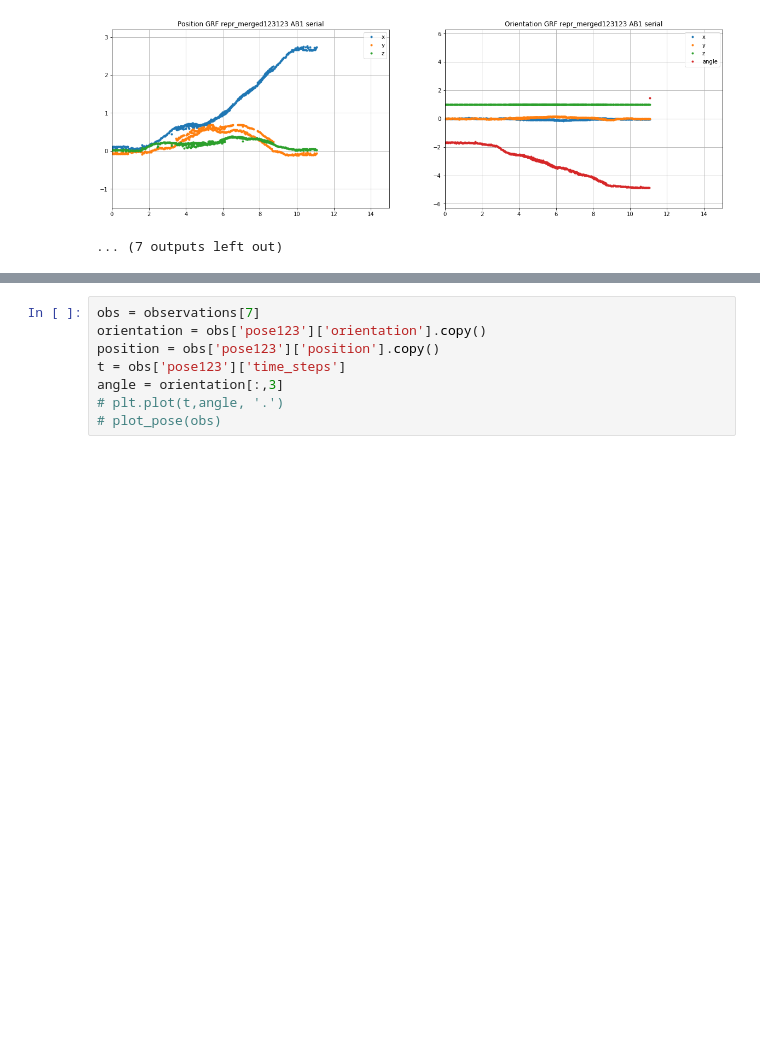
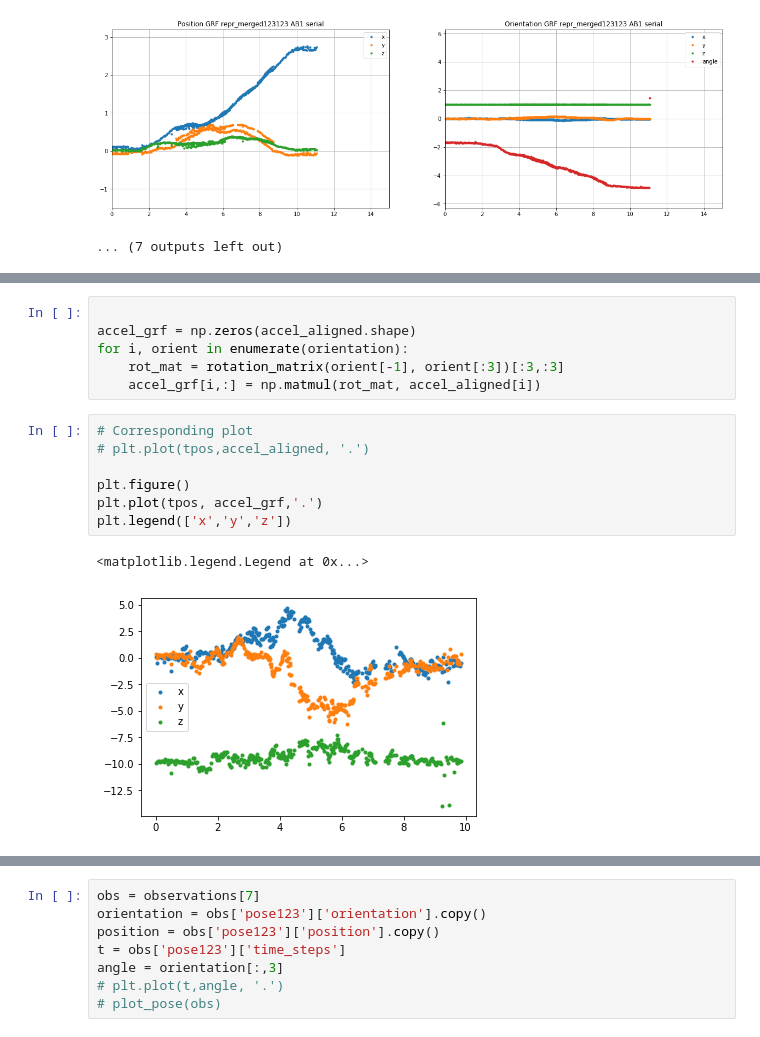
Before and after one commit to zhanibekrysbek/phhi_data_analysis, a Jupyter notebook: preprocessing/notebooks/cut_into_observations.ipynb, the cells around one changed output, grey strips where cells are left out. Drawn from its saved outputs; the diff is of its cells as text; blank space fills up the shorter version.

```diff
--- a/preprocessing/notebooks/cut_into_observations.ipynb
+++ b/preprocessing/notebooks/cut_into_observations.ipynb
@@ -595,0 +614,16 @@ AB1 serial
+# %%
+
+accel_grf = np.zeros(accel_aligned.shape)
+for i, orient in enumerate(orientation):
+    rot_mat = rotation_matrix(orient[-1], orient[:3])[:3,:3]
+    accel_grf[i,:] = np.matmul(rot_mat, accel_aligned[i])
+# %%
+# Corresponding plot
+# plt.plot(tpos,accel_aligned, '.')
+
+plt.figure()
+plt.plot(tpos, accel_grf,'.')
+plt.legend(['x','y','z'])
+# %% [output]
+<matplotlib.legend.Legend at 0x...>
+[figure, added]
```
Also changed, not shown: parts of 18 cells of this notebook.
